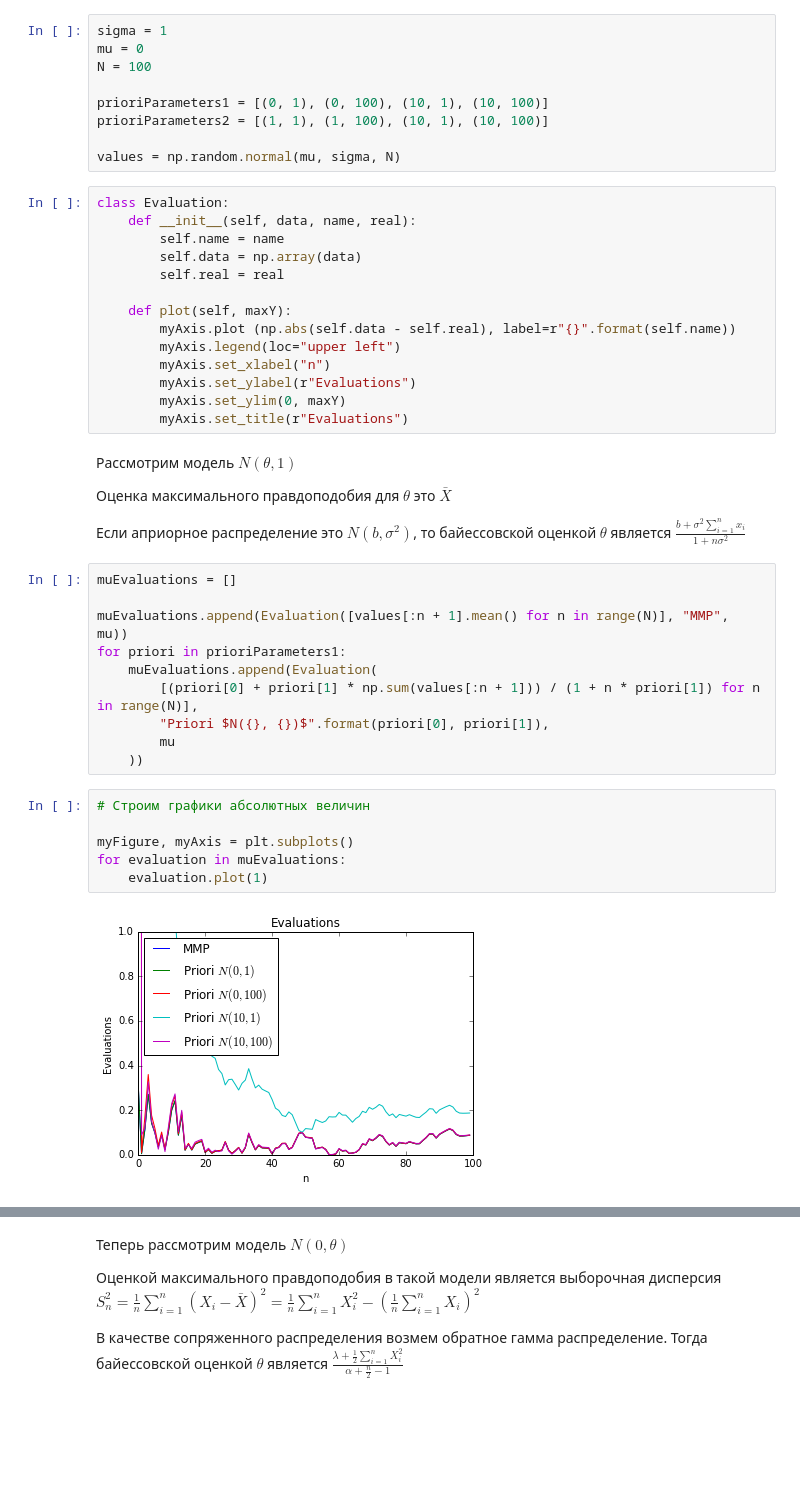
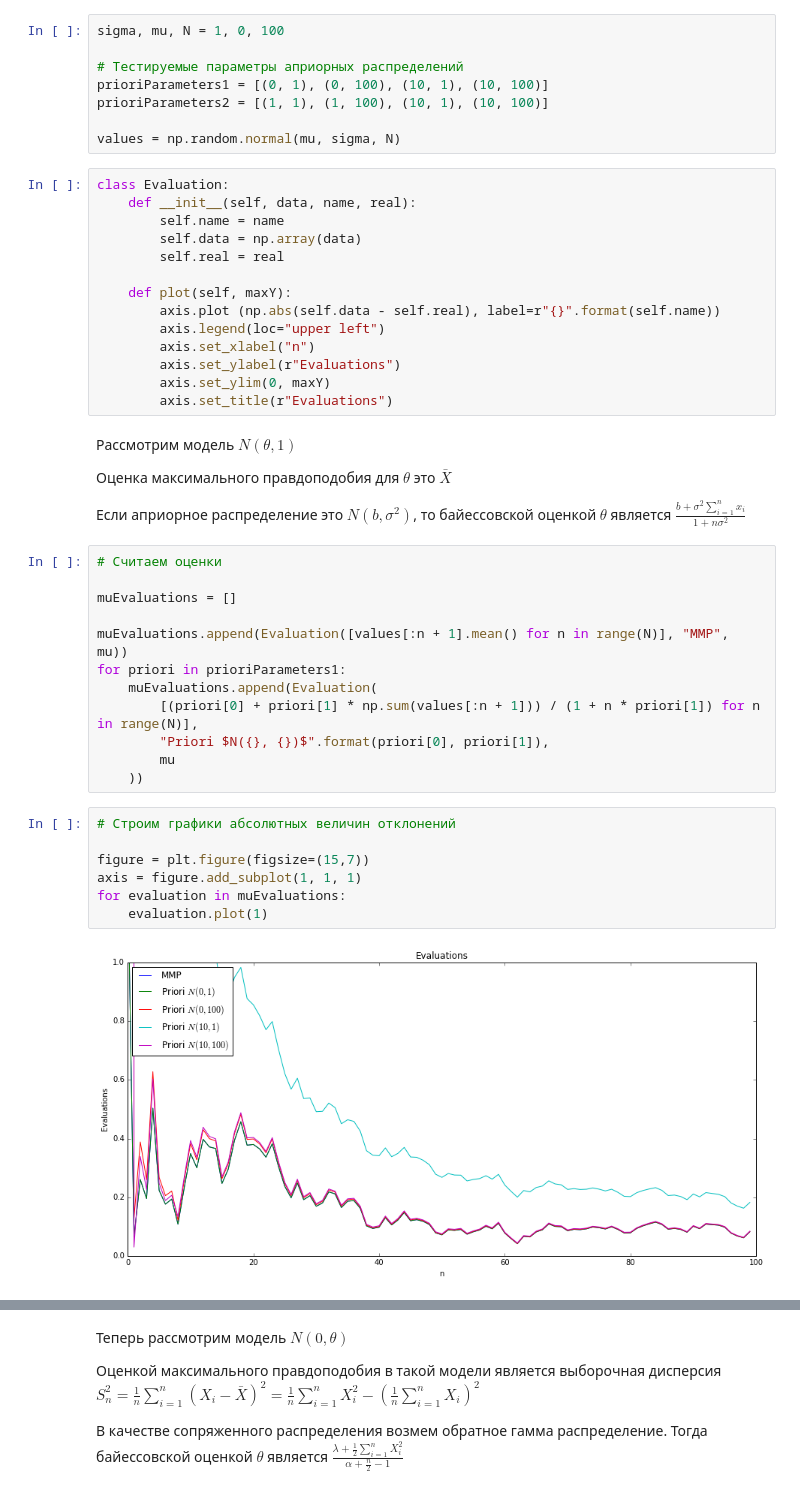
Before and after one commit to PKoshkin/math_stat, a Jupyter notebook: 7/7.1.ipynb, the cells around one changed output, grey strips where cells are left out. Saved outputs shown, nothing was run; the diff lists cells and outputs as text; blank space fills up the shorter version.

```diff
--- a/7/7.1.ipynb
+++ b/7/7.1.ipynb
@@ -4,10 +4,9 @@ import matplotlib.pyplot as plt
 import numpy as np
 %matplotlib inline
 # %%
-sigma = 1
-mu = 0
-N = 100
+sigma, mu, N = 1, 0, 100
 
+# Тестируемые параметры априорных распределений
 prioriParameters1 = [(0, 1), (0, 100), (10, 1), (10, 100)]
 prioriParameters2 = [(1, 1), (1, 100), (10, 1), (10, 100)]
 
@@ -20,12 +19,12 @@ class Evaluation:
         self.real = real
 
     def plot(self, maxY):
-        myAxis.plot (np.abs(self.data - self.real), label=r"{}".format(self.name))
-        myAxis.legend(loc="upper left")
-        myAxis.set_xlabel("n")
-        myAxis.set_ylabel(r"Evaluations")
-        myAxis.set_ylim(0, maxY)
-        myAxis.set_title(r"Evaluations")
+        axis.plot (np.abs(self.data - self.real), label=r"{}".format(self.name))
+        axis.legend(loc="upper left")
+        axis.set_xlabel("n")
+        axis.set_ylabel(r"Evaluations")
+        axis.set_ylim(0, maxY)
+        axis.set_title(r"Evaluations")
 # %% [markdown]
 Рассмотрим модель $N(\theta, 1)$
 
@@ -33,6 +32,8 @@ class Evaluation:
 
 Если априорное распределение это $N(b, \sigma^2)$, то байессовской оценкой $\theta$ является $\frac{b + \sigma^2\sum_{i=1}^{n}x_i}{1 + n\sigma^2}$
 # %%
+# Считаем оценки
+
 muEvaluations = []
 
 muEvaluations.append(Evaluation([values[:n + 1].mean() for n in range(N)], "MMP", mu))
@@ -43,10 +44,11 @@ for priori in prioriParameters1:
         mu
     ))
 # %%
-# Строим графики абсолютных величин
+# Строим графики абсолютных величин отклонений
 
-myFigure, myAxis = plt.subplots()
+figure = plt.figure(figsize=(15,7))
+axis = figure.add_subplot(1, 1, 1)
 for evaluation in muEvaluations:
     evaluation.plot(1)
 # %% [output]
-[figure, old version]
+[figure, new version]
```
Also changed, not shown: parts of 4 cells of this notebook, 3 other files.
